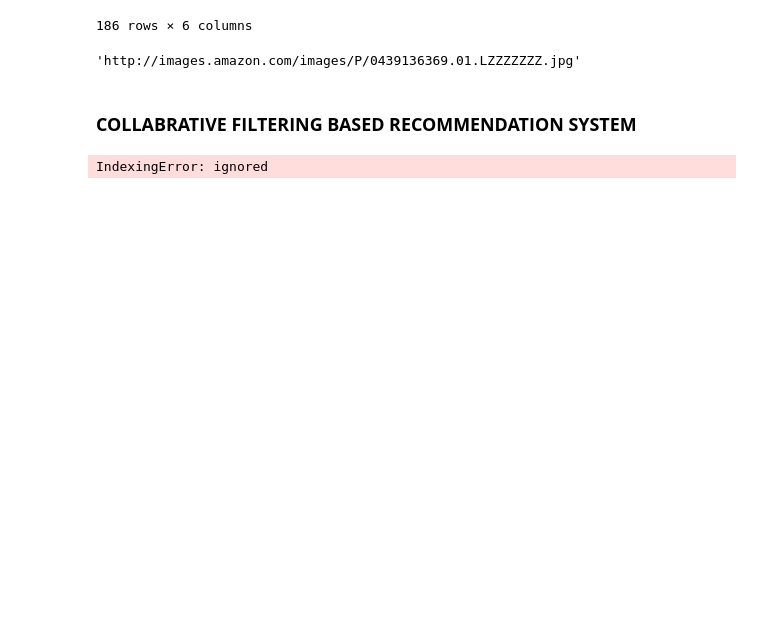
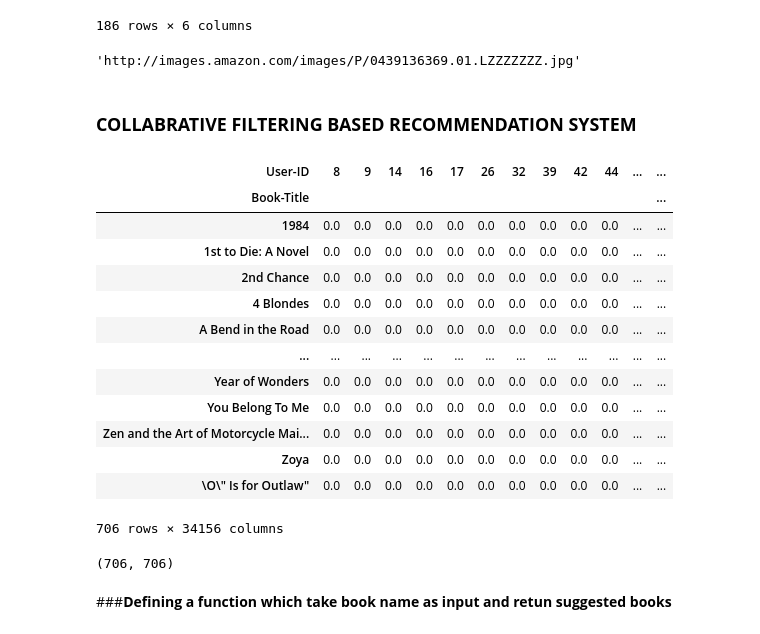
Before and after one commit to amalmon/Book-recommendation-system, a Jupyter notebook: Book_recommendation_system.ipynb, the cells around one changed output. Drawn from its saved outputs; the diff is of its cells as text; code cells hidden in the pictures; blank space fills up the shorter version.

```diff
--- a/Book_recommendation_system.ipynb
+++ b/Book_recommendation_system.ipynb
@@ -429,4 +526,26 @@ books_with_rating[books_with_rating['User-ID'].isin(more_reviewing_users)]
 # %%
-books_with_rating[books_with_rating.groupby('Book-Title').count()['Book-Rating']>=50]
+y=filtered_ratings.groupby('Book-Title').count()['Book-Rating']>=50
+famous_books=y[y].index
-# %% [output]
-IndexingError: ignored
+# %%
+final_rating=books_with_rating[books_with_rating['Book-Title'].isin(famous_books)]
+# %%
+pt=final_rating.pivot_table(index='Book-Title',columns='User-ID',values='Book-Rating')
+# %%
+pt.fillna(0,inplace=True)
+# %%
+pt
+# %% [output]
+| User-ID | 8 | 9 | 14 | 16 | 17 | 26 | 32 | 39 | 42 | 44 | ... | ... |
+| Book-Title |  |  |  |  |  |  |  |  |  |  |  | ... |
+| 1984 | 0.0 | 0.0 | 0.0 | 0.0 | 0.0 | 0.0 | 0.0 | 0.0 | 0.0 | 0.0 | ... | ... |
+| 1st to Die: A Novel | 0.0 | 0.0 | 0.0 | 0.0 | 0.0 | 0.0 | 0.0 | 0.0 | 0.0 | 0.0 | ... | ... |
+| 2nd Chance | 0.0 | 0.0 | 0.0 | 0.0 | 0.0 | 0.0 | 0.0 | 0.0 | 0.0 | 0.0 | ... | ... |
+| 4 Blondes | 0.0 | 0.0 | 0.0 | 0.0 | 0.0 | 0.0 | 0.0 | 0.0 | 0.0 | 0.0 | ... | ... |
+| A Bend in the Road | 0.0 | 0.0 | 0.0 | 0.0 | 0.0 | 0.0 | 0.0 | 0.0 | 0.0 | 0.0 | ... | ... |
+| ... | ... | ... | ... | ... | ... | ... | ... | ... | ... | ... | ... | ... |
+| Year of Wonders | 0.0 | 0.0 | 0.0 | 0.0 | 0.0 | 0.0 | 0.0 | 0.0 | 0.0 | 0.0 | ... | ... |
+| You Belong To Me | 0.0 | 0.0 | 0.0 | 0.0 | 0.0 | 0.0 | 0.0 | 0.0 | 0.0 | 0.0 | ... | ... |
+| Zen and the Art of Motorcycle Mai... | 0.0 | 0.0 | 0.0 | 0.0 | 0.0 | 0.0 | 0.0 | 0.0 | 0.0 | 0.0 | ... | ... |
+| Zoya | 0.0 | 0.0 | 0.0 | 0.0 | 0.0 | 0.0 | 0.0 | 0.0 | 0.0 | 0.0 | ... | ... |
+| \O\" Is for Outlaw" | 0.0 | 0.0 | 0.0 | 0.0 | 0.0 | 0.0 | 0.0 | 0.0 | 0.0 | 0.0 | ... | ... |
+706 rows × 34156 columns
@@ -432,0 +556,6 @@ IndexingError: ignored
+# %%
+similarity_scores.shape
+# %% [output]
+(706, 706)
+# %% [markdown]
+###**Defining a function which take book name as input and retun suggested books**
```
Also changed, not shown: parts of 15 cells of this notebook.
